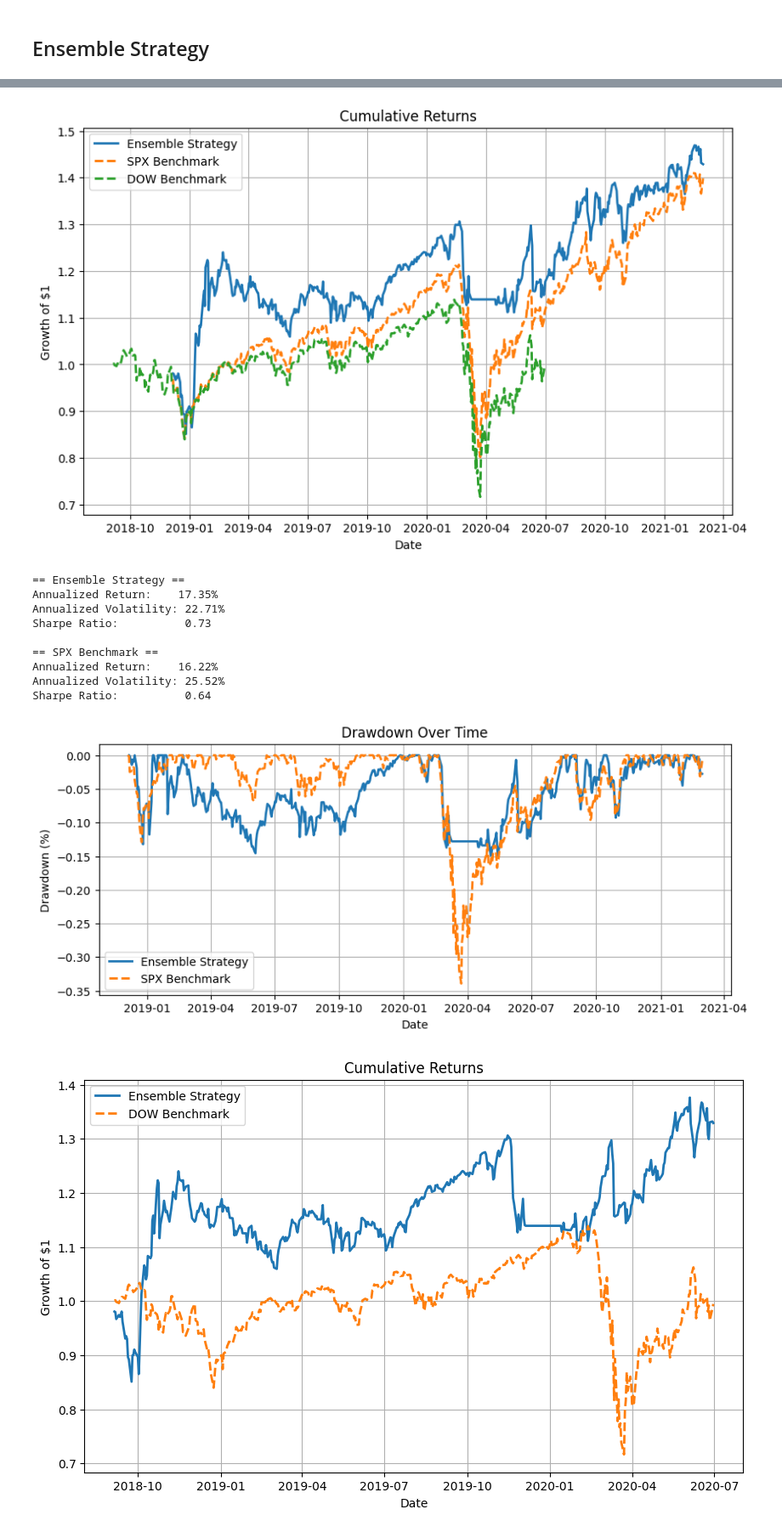
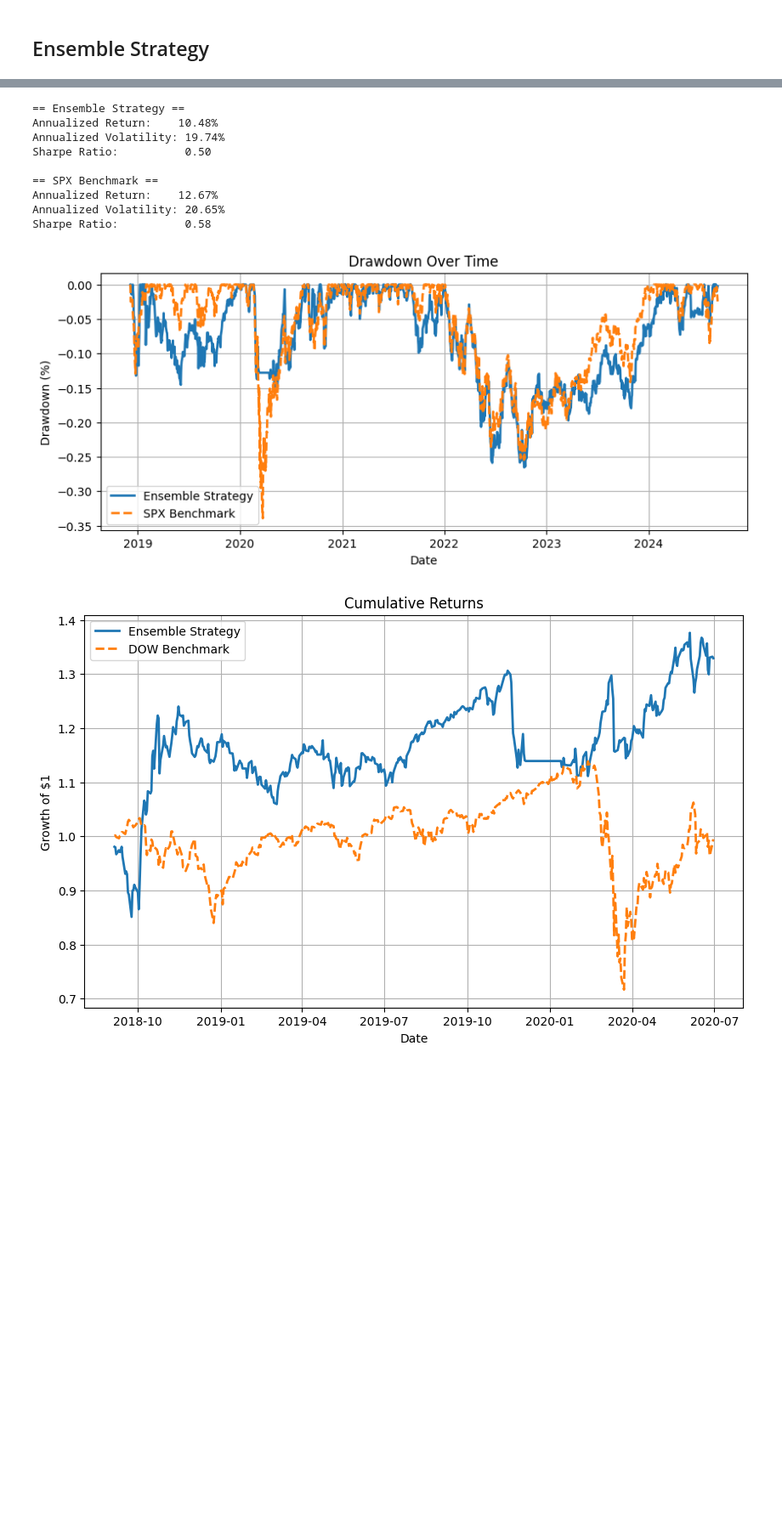
Before and after one commit to elaineleiyoung/FinRL-Trading, a Jupyter notebook: DRL-for-Trading/backtesting.ipynb, the cells around one changed output, grey strips where cells are left out. Shown at 85% size. Drawn from its saved outputs; the diff is of its cells as text; code cells hidden in the pictures; blank space fills up the shorter version.

Commit message:
Update backtesting with range and djx

```diff
--- a/DRL-for-Trading/backtesting.ipynb
+++ b/DRL-for-Trading/backtesting.ipynb
@@ -100,0 +55,2 @@ spx_df
+# %%
+end_date = '2024-12-01'
@@ -118,0 +94,7 @@ Length: 626, dtype: float64
+# %%
+import numpy as np
+unique_trade_date = spx_df[(spx_df.Date > '2018-09-04')&(spx_df.Date <= end_date)].Date.unique()
+unique_trade_date = np.array([int(date.replace('-', '')) for date in unique_trade_date])
+unique_trade_date
+df_trade_date = pd.DataFrame({'datadate':unique_trade_date})
+df_trade_date
@@ -169,8 +166,8 @@ df_trade_date
 # %%
-def get_account_value(model_name):
+def get_account_value(model_name, file_path,start_period = 26, end_period = 63):
     df_account_value=pd.DataFrame()
-    for i in range(26, 35):
-        temp = pd.read_csv('E:/ucb/code/capstone/FinRL-Trading/DRL-for-Trading/results/account_value_trade_{}_{}.csv'.format(model_name,i))
+    for i in range(start_period, end_period): #26
+        temp = pd.read_csv('E:/ucb/code/capstone/FinRL-Trading/DRL-for-Trading/{}/account_value_trade_{}_{}.csv'.format(file_path,model_name,i))
         df_account_value = pd.concat([df_account_value,temp])
     df_account_value = pd.DataFrame({'account_value':df_account_value['0']})
     sharpe=(252**0.5)*df_account_value.account_value.pct_change(1).mean()/df_account_value.account_value.pct_change(1).std()
@@ -179,5 +176,7 @@ def get_account_value(model_name):
     df_account_value=df_account_value.join(df_trade_date[:].reset_index(drop=True))
     return df_account_value
 # %%
-ensemble_account_value = get_account_value('ensemble')
+ensemble_account_value = get_account_value('ensemble','results_vol', 40)
+ensemble_account_value.account_value.plot()
+ensemble_account_value
 # %% [output]
@@ -223,33 +340,4 @@ ensemble_strat = backtest_strat(ensemble_account_value) #[0:1097]
 # %%
-import pandas as pd
-import numpy as np
-import matplotlib.pyplot as plt
-
-###################################
-# 1) PREPARE DATA
-###################################
-# Ensure that ensemble_strat and dow_strat have the same date index
-ensemble_strat, spx_strat = ensemble_strat.align(spx_strat, join='inner')
-
-# Compute cumulative returns for both strategies
-ensemble_cum = (1 + ensemble_strat).cumprod()
-spx_cum = (1 + spx_strat).cumprod()
-dow_cum = (1 + dow_strat).cumprod()
-
-###################################
-# 2) CUMULATIVE RETURNS PLOT
-###################################
-plt.figure(figsize=(10, 6))
-plt.plot(ensemble_cum.index, ensemble_cum, label='Ensemble Strategy', linewidth=2)
-plt.plot(spx_cum.index, spx_cum, label='SPX Benchmark', linestyle="dashed", linewidth=2)
-plt.plot(dow_cum.index, dow_cum, label='DOW Benchmark', linestyle="dashed", linewidth=2)
-plt.title('Cumulative Returns')
-plt.xlabel('Date')
-plt.ylabel('Growth of $1')
-plt.legend()
-plt.grid(True)
-plt.show()
-
 ###################################
 # 3) PERFORMANCE METRICS
 ###################################
@@ -283,44 +371,43 @@ print(f"Annualized Volatility: {ensemble_av:.2%}")
 print(f"Sharpe Ratio:          {ensemble_sr:.2f}")
 
 print("\n== SPX Benchmark ==")
 print(f"Annualized Return:    {dow_ar:.2%}")
 print(f"Annualized Volatility: {dow_av:.2%}")
 print(f"Sharpe Ratio:          {dow_sr:.2f}")
 
 ###################################
 # 4) DRAWDOWN PLOT
 ###################################
 def drawdown(returns):
     """Compute the percentage drawdown."""
     cum_returns = (1 + returns).cumprod()
     high_watermark = cum_returns.cummax()
     dd = (cum_returns - high_watermark) / high_watermark
     return dd
 
 ensemble_dd = drawdown(ensemble_strat)
 dow_dd = drawdown(spx_strat)
 
 plt.figure(figsize=(10, 4))
 plt.plot(ensemble_dd.index, ensemble_dd, label='Ensemble Strategy', linewidth=2)
 plt.plot(dow_dd.index, dow_dd, label='SPX Benchmark', linestyle="dashed", linewidth=2)
 plt.title('Drawdown Over Time')
 plt.xlabel('Date')
 plt.ylabel('Drawdown (%)')
 plt.legend()
 plt.grid(True)
 plt.show()
 # %% [output]
+== Ensemble Strategy ==
+Annualized Return:    10.48%
+Annualized Volatility: 19.74%
+Sharpe Ratio:          0.50
+
+== SPX Benchmark ==
+Annualized Return:    12.67%
+Annualized Volatility: 20.65%
+Sharpe Ratio:          0.58
-[figure, old version]
+[figure, new version]
-== Ensemble Strategy ==
-Annualized Return:    17.35%
-Annualized Volatility: 22.71%
-Sharpe Ratio:          0.73
-
-== SPX Benchmark ==
-Annualized Return:    16.22%
-Annualized Volatility: 25.52%
-Sharpe Ratio:          0.64
-[figure, removed]
 # %%
 import pandas as pd
 import numpy as np
```
Also changed, not shown: parts of 40 cells of this notebook.
